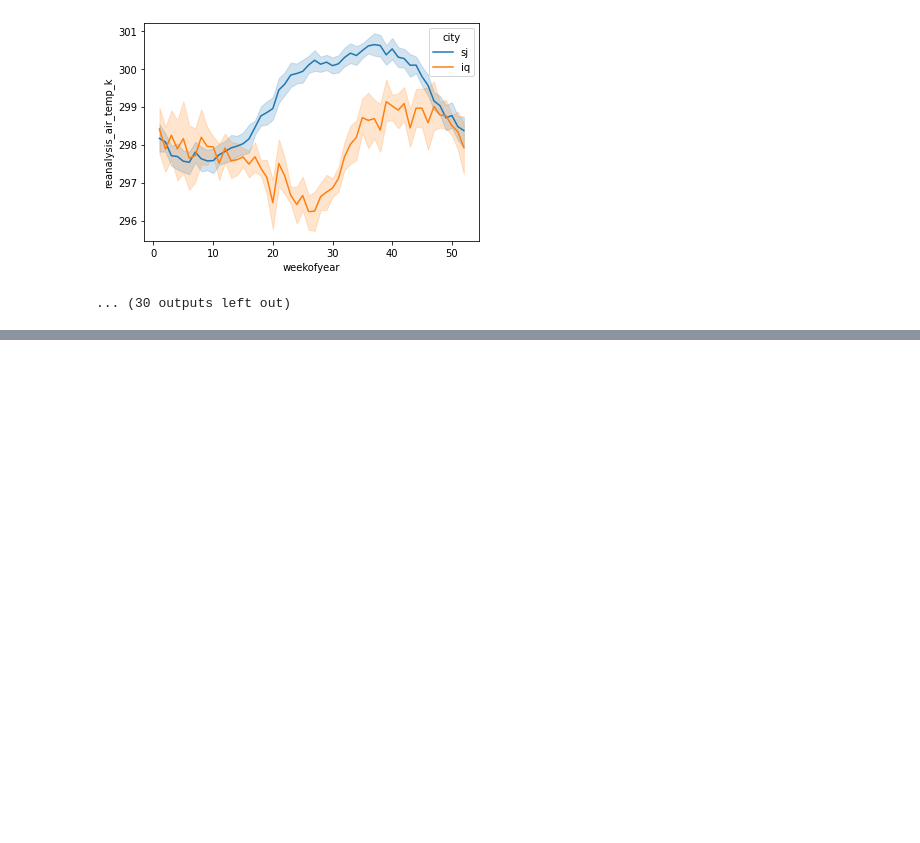
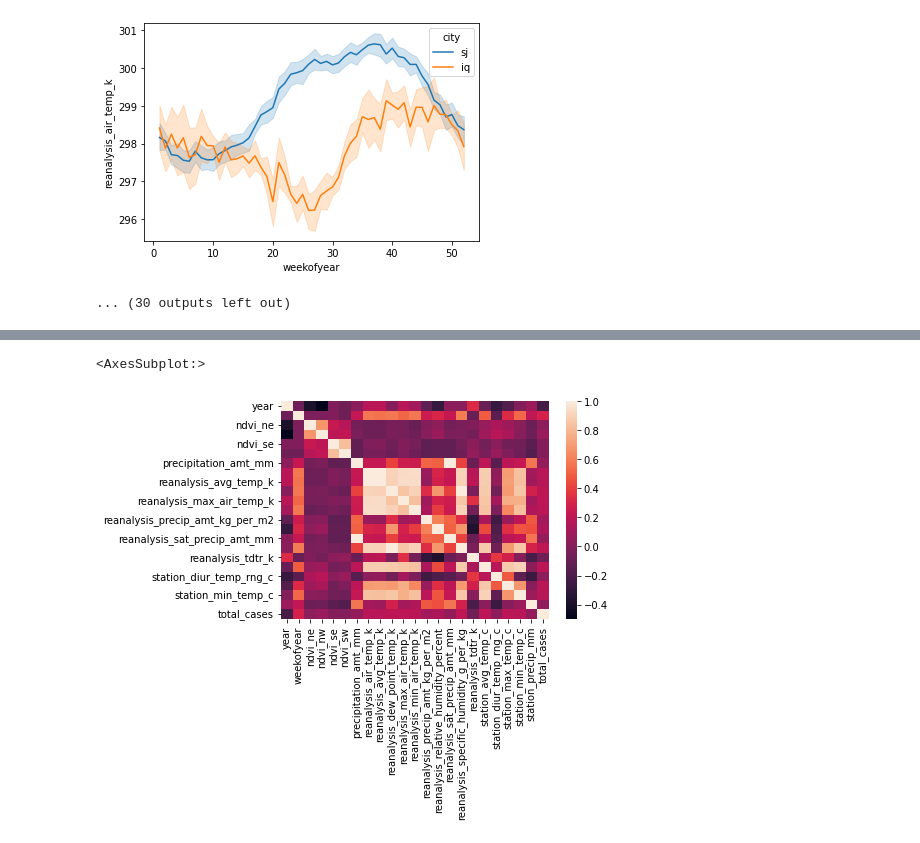
Before and after one commit to bleand/dengai, a Jupyter notebook: Initial_exploration.ipynb, the cells around one changed output, grey strips where cells are left out. Saved outputs shown, nothing was run; the diff lists cells and outputs as text; code cells hidden in the pictures; blank space fills up the shorter version.

```diff
--- a/Initial_exploration.ipynb
+++ b/Initial_exploration.ipynb
@@ -169,0 +197,5 @@ reanalysis_air_temp_k
+# %%
+sns.heatmap(train_df[train_df.city=='sj'].corr())
+# %% [output]
+<AxesSubplot:>
+[figure, added]
```
Also changed, not shown: parts of 8 cells of this notebook, 1 other file.
